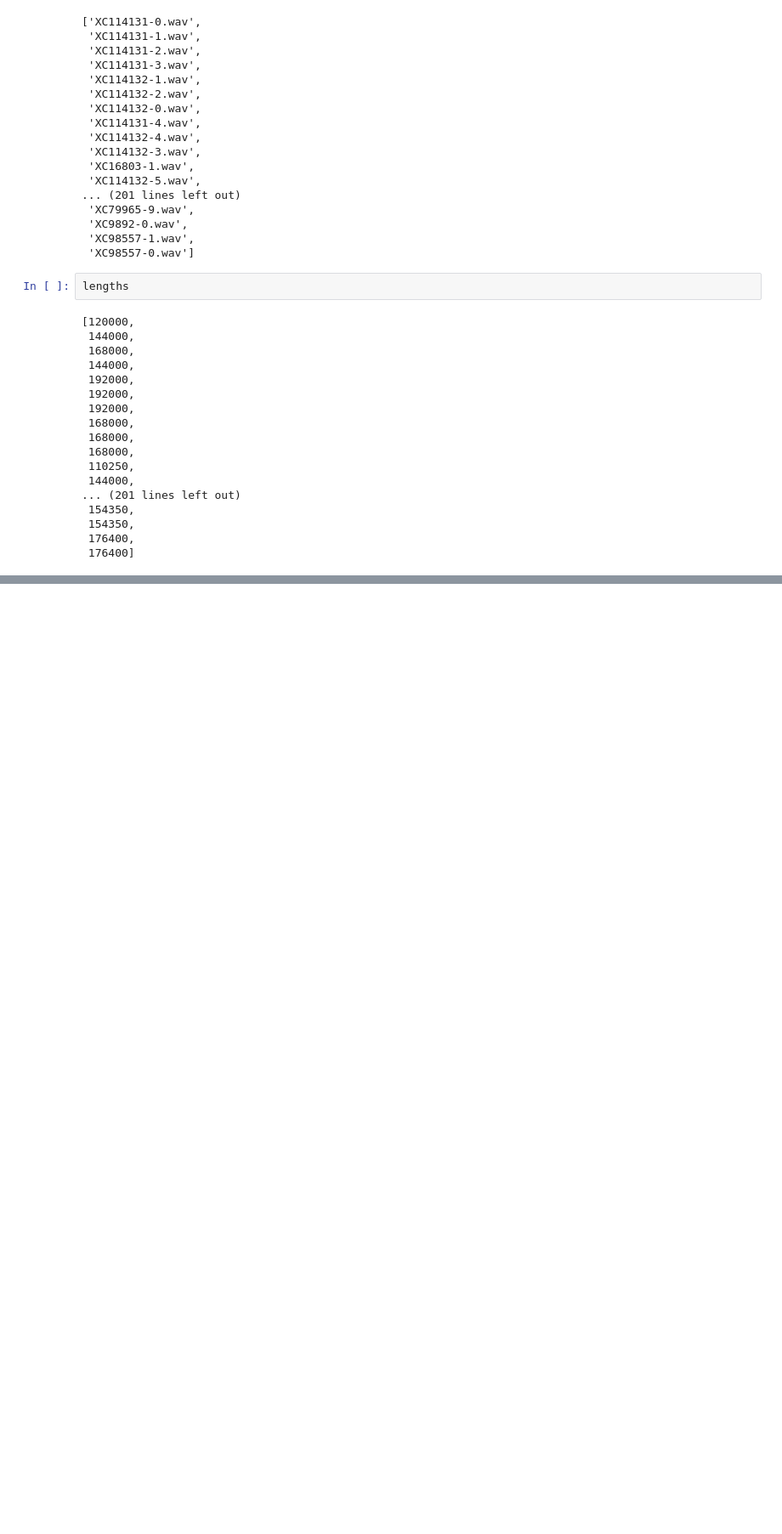
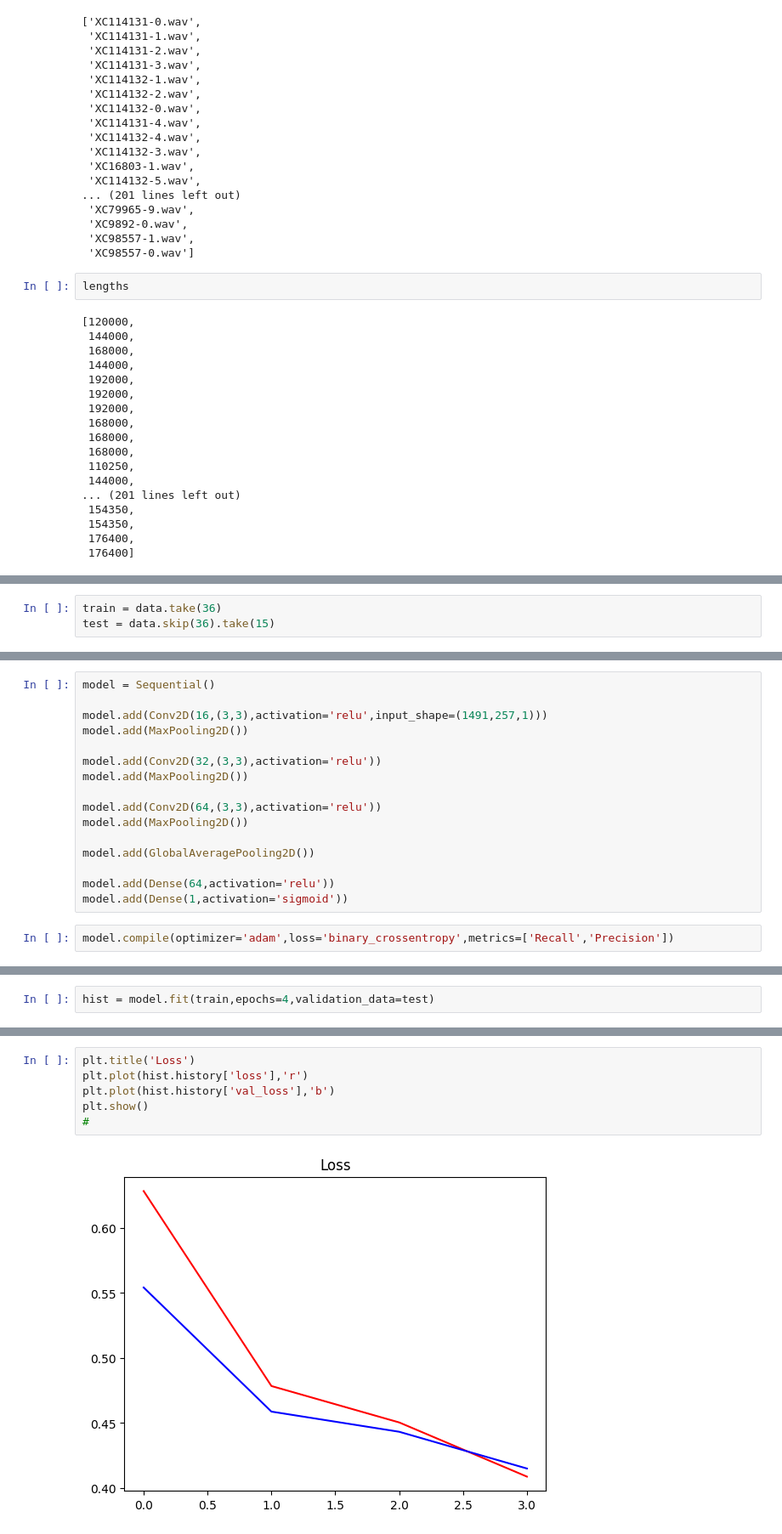
Before and after one commit to LeQuangHieuVKU/DeepLearning_AudioClassification, a Jupyter notebook: AudioClassification.ipynb, the cells around one changed output, grey strips where cells are left out. Shown at 85% size. Saved outputs shown, nothing was run; the diff lists cells and outputs as text; blank space fills up the shorter version.

```diff
--- a/AudioClassification.ipynb
+++ b/AudioClassification.ipynb
@@ -206,0 +274,3 @@ lengths
+# %%
+train = data.take(36)
+test = data.skip(36).take(15)
@@ -206,0 +294,18 @@ lengths
+# %%
+model = Sequential()
+
+model.add(Conv2D(16,(3,3),activation='relu',input_shape=(1491,257,1)))
+model.add(MaxPooling2D())
+
+model.add(Conv2D(32,(3,3),activation='relu'))
+model.add(MaxPooling2D())
+
+model.add(Conv2D(64,(3,3),activation='relu'))
+model.add(MaxPooling2D())
+
+model.add(GlobalAveragePooling2D())
+
+model.add(Dense(64,activation='relu'))
+model.add(Dense(1,activation='sigmoid'))
+# %%
+model.compile(optimizer='adam',loss='binary_crossentropy',metrics=['Recall','Precision'])
@@ -206,0 +357,2 @@ lengths
+# %%
+hist = model.fit(train,epochs=4,validation_data=test)
@@ -206,0 +368,8 @@ lengths
+# %%
+plt.title('Loss')
+plt.plot(hist.history['loss'],'r')
+plt.plot(hist.history['val_loss'],'b')
+plt.show()
+#
+# %% [output]
+[figure, added]
```
Also changed, not shown: parts of 43 cells of this notebook.
